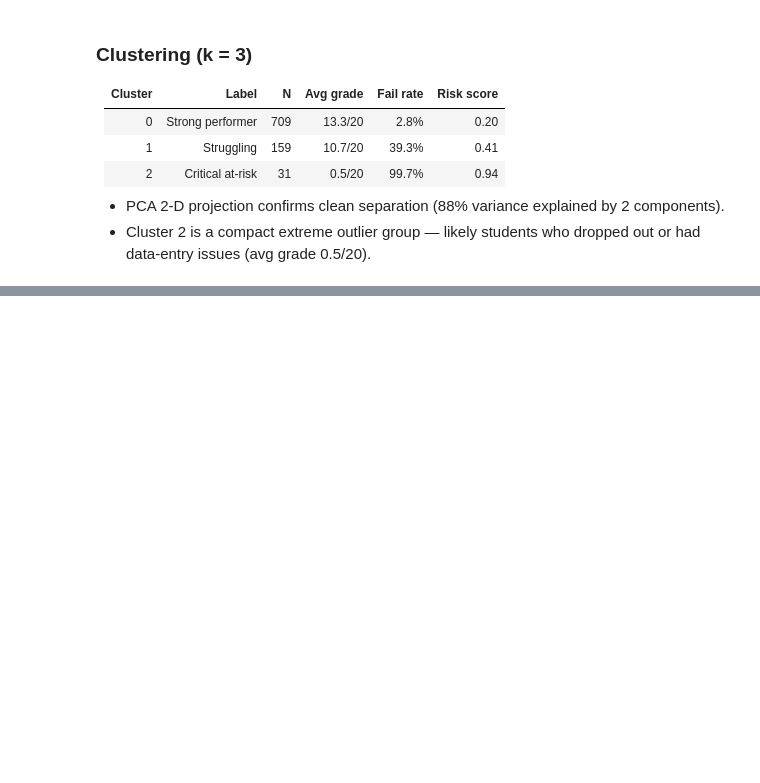
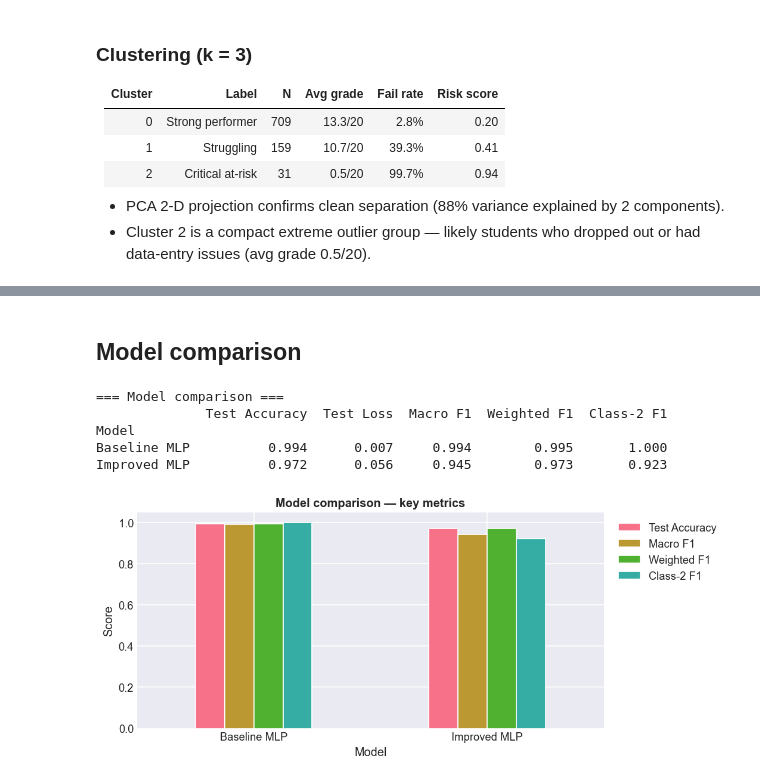
Before and after one commit to Sihamsehil/Learning-behaviour-clustering-student-profiling-project, a Jupyter notebook: EDA1_Academic_Performance.ipynb, the cells around one changed output, grey strips where cells are left out. Cells and saved outputs as stored; diff of their text form; code cells hidden in the pictures; blank space fills up the shorter version.

```diff
--- a/EDA1_Academic_Performance.ipynb
+++ b/EDA1_Academic_Performance.ipynb
@@ -625,0 +1036,36 @@ academic_risk_score            0.481  0.044
+# %% [markdown]
+## Model comparison
+# %%
+results = []
+for name, model, y_pred in [('Baseline MLP', baseline, y_pred_base),
+                              ('Improved MLP', improved, y_pred_imp)]:
+    loss, acc = model.evaluate(X_test_sc, y_test_cat, verbose=0)
+    results.append({
+        'Model': name,
+        'Test Accuracy': round(acc, 4),
+        'Test Loss': round(loss, 4),
+        'Macro F1': round(f1_score(y_test, y_pred, average='macro'), 4),
+        'Weighted F1': round(f1_score(y_test, y_pred, average='weighted'), 4),
+        'Class-2 F1': round(f1_score(y_test, y_pred, average=None)[2], 4)
+    })
+
+results_df = pd.DataFrame(results).set_index('Model')
+print('=== Model comparison ===')
+print(results_df.to_string())
+
+# Bar chart comparison
+fig, ax = plt.subplots(figsize=(9, 4))
+results_df[['Test Accuracy', 'Macro F1', 'Weighted F1', 'Class-2 F1']].plot.bar(
+    ax=ax, edgecolor='white', rot=0)
+ax.set_title('Model comparison — key metrics', fontweight='bold')
+ax.set_ylabel('Score')
+ax.legend(bbox_to_anchor=(1.01, 1))
+plt.tight_layout()
+plt.show()
+# %% [output]
+=== Model comparison ===
+              Test Accuracy  Test Loss  Macro F1  Weighted F1  Class-2 F1
+Model
+Baseline MLP          0.994      0.007     0.994        0.995       1.000
+Improved MLP          0.972      0.056     0.945        0.973       0.923
+[figure, added]
```
Also changed, not shown: parts of 48 cells of this notebook, 1 other file.
